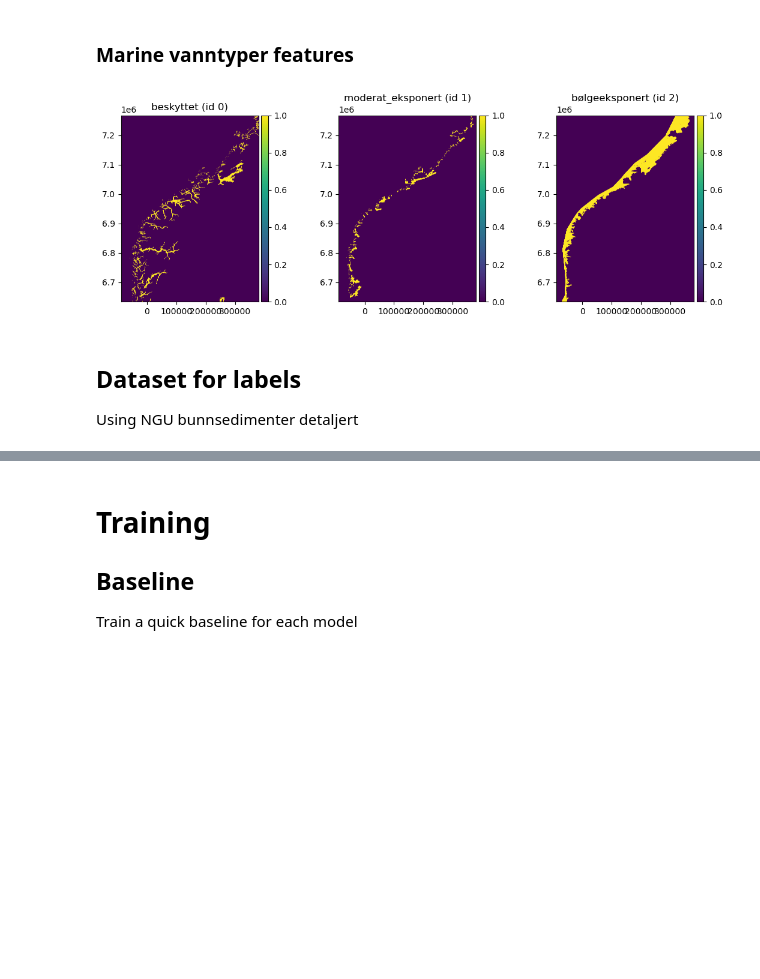
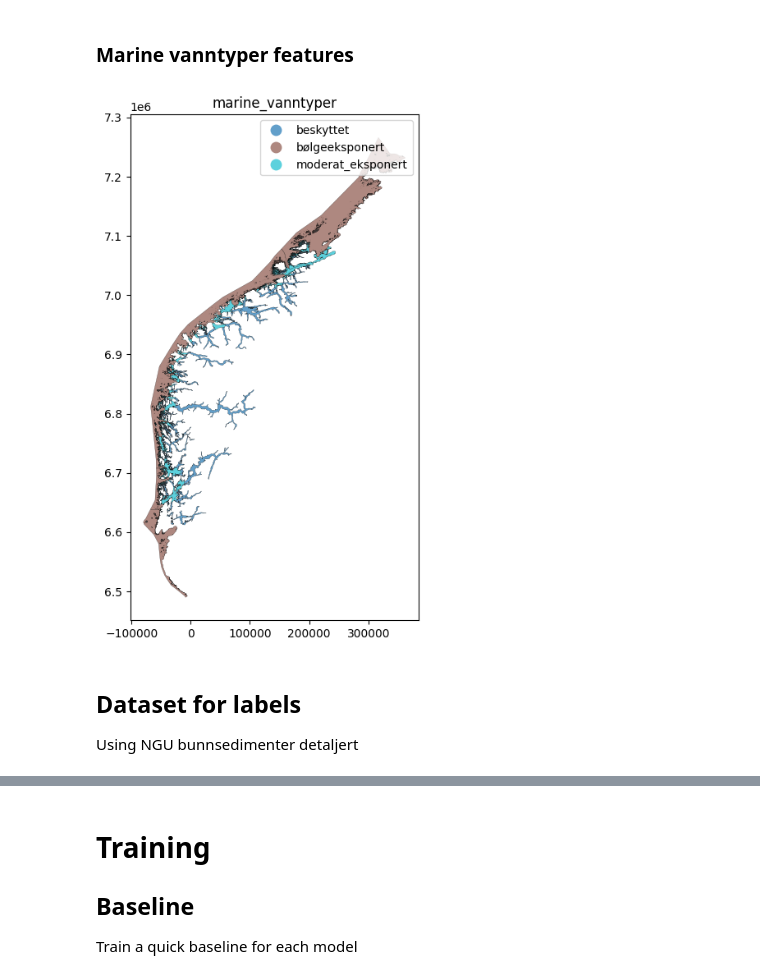
Before and after one commit to NIVANorge/marint-naturkart-niva, a Jupyter notebook: notebooks/02_modelling.ipynb, the cells around one changed output, grey strips where cells are left out. Drawn from its saved outputs; the diff is of its cells as text; code cells hidden in the pictures; blank space fills up the shorter version.

```diff
--- a/notebooks/02_modelling.ipynb
+++ b/notebooks/02_modelling.ipynb
@@ -79,4 +79,12 @@ subkart.utils.plot_terrain_features(gdf_depth)
 ### Marine vanntyper features
 # %%
 marine_vanntyper = gpd.read_parquet("gs://niva-geodata/MarintNaturKart/mdir/NyTypologi2022.geo.parquet").to_crs(gdf_depth.crs)
+marine_vanntyper = subkart.features.marine_vanntyper_preprocess(marine_vanntyper)
+minx, miny, maxx, maxy = gdf_depth.total_bounds
+marine_vanntyper = marine_vanntyper.cx[minx:maxx, miny:maxy]
+# %%
+
+subkart.utils.plot_vanntyper(marine_vanntyper)
+# %% [output]
+[figure, added]
 # %%
@@ -84,4 +91,0 @@ rasters, one_hot_types = subkart.features.build_basis_raster(gdf_depth, marine_v
-# %%
-subkart.utils.plot_one_hot_vanntyper(one_hot_types, rasters[0].transform, crs, cols=3, rows=1)
-# %% [output]
-[figure, removed]
@@ -92,6 +92,6 @@ del gdf_depth, marine_vanntyper
-# %% [markdown]
-## Dataset for labels
-
-Using NGU bunnsedimenter detaljert
+# %% [markdown]
+## Dataset for labels
+
+Using NGU bunnsedimenter detaljert
 # %%
 gdf_bunn_full = gpd.read_parquet("gs://niva-geodata/MarintNaturKart/nisjedata-substrat-klassifisering_norge_latest_25833.geo.parquet")
```
Also changed, not shown: parts of 6 cells of this notebook, 3 other files.
